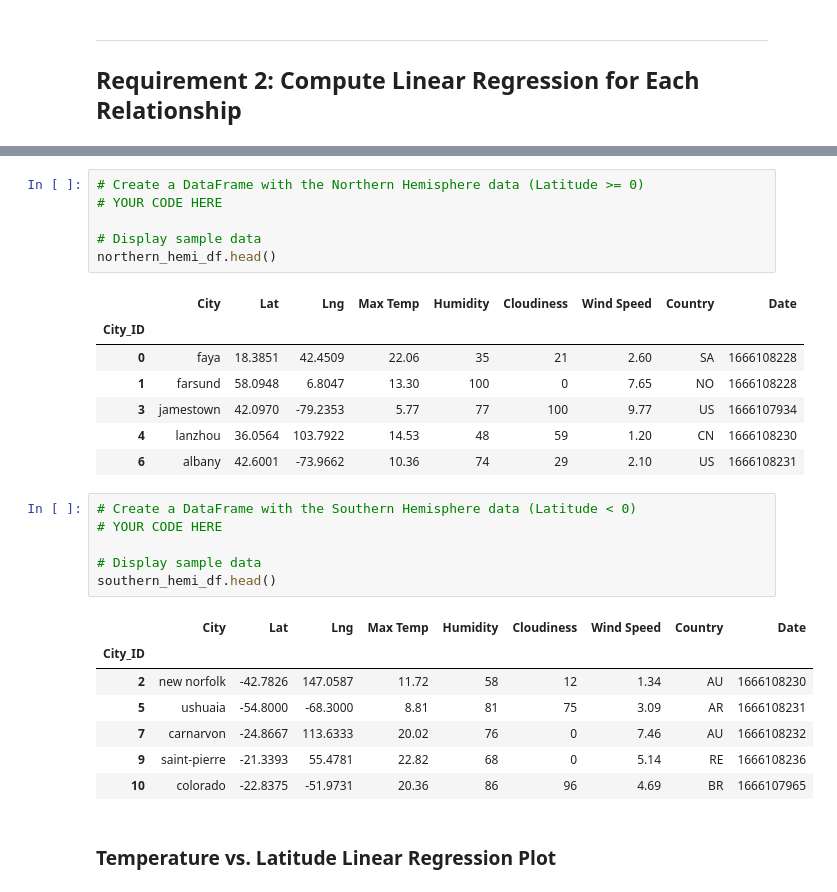
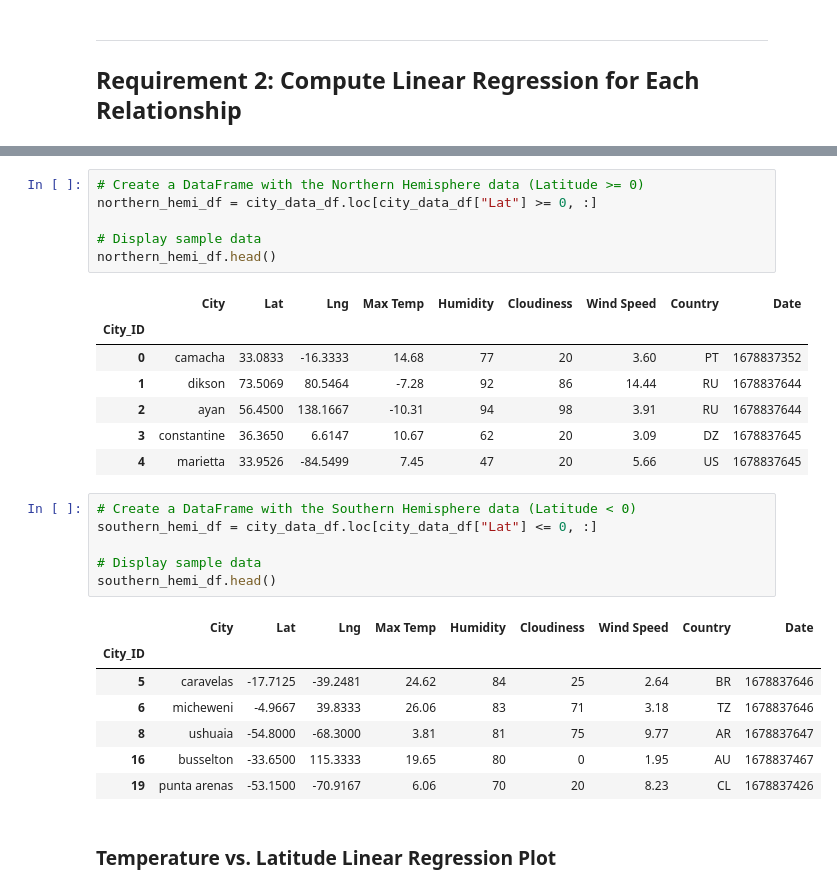
Before and after one commit to TheEvilSombrero/Module-6-Challenge, a Jupyter notebook: starter_code/WeatherPy-Copy1.ipynb, the cells around one changed output, grey strips where cells are left out. Saved outputs shown, nothing was run; the diff lists cells and outputs as text.

```diff
--- a/starter_code/WeatherPy-Copy1.ipynb
+++ b/starter_code/WeatherPy-Copy1.ipynb
@@ -281,30 +292,30 @@ plt.show()
 # %%
 # Create a DataFrame with the Northern Hemisphere data (Latitude >= 0)
-# YOUR CODE HERE
+northern_hemi_df = city_data_df.loc[city_data_df["Lat"] >= 0, :]
 
 # Display sample data
 northern_hemi_df.head()
 # %% [output]
 |  | City | Lat | Lng | Max Temp | Humidity | Cloudiness | Wind Speed | Country | Date |
 | City_ID |  |  |  |  |  |  |  |  |  |
-| 0 | faya | 18.3851 | 42.4509 | 22.06 | 35 | 21 | 2.60 | SA | 1666108228 |
-| 1 | farsund | 58.0948 | 6.8047 | 13.30 | 100 | 0 | 7.65 | NO | 1666108228 |
-| 3 | jamestown | 42.0970 | -79.2353 | 5.77 | 77 | 100 | 9.77 | US | 1666107934 |
-| 4 | lanzhou | 36.0564 | 103.7922 | 14.53 | 48 | 59 | 1.20 | CN | 1666108230 |
-| 6 | albany | 42.6001 | -73.9662 | 10.36 | 74 | 29 | 2.10 | US | 1666108231 |
+| 0 | camacha | 33.0833 | -16.3333 | 14.68 | 77 | 20 | 3.60 | PT | 1678837352 |
+| 1 | dikson | 73.5069 | 80.5464 | -7.28 | 92 | 86 | 14.44 | RU | 1678837644 |
+| 2 | ayan | 56.4500 | 138.1667 | -10.31 | 94 | 98 | 3.91 | RU | 1678837644 |
+| 3 | constantine | 36.3650 | 6.6147 | 10.67 | 62 | 20 | 3.09 | DZ | 1678837645 |
+| 4 | marietta | 33.9526 | -84.5499 | 7.45 | 47 | 20 | 5.66 | US | 1678837645 |
 # %%
 # Create a DataFrame with the Southern Hemisphere data (Latitude < 0)
-# YOUR CODE HERE
+southern_hemi_df = city_data_df.loc[city_data_df["Lat"] <= 0, :]
 
 # Display sample data
 southern_hemi_df.head()
 # %% [output]
 |  | City | Lat | Lng | Max Temp | Humidity | Cloudiness | Wind Speed | Country | Date |
 | City_ID |  |  |  |  |  |  |  |  |  |
-| 2 | new norfolk | -42.7826 | 147.0587 | 11.72 | 58 | 12 | 1.34 | AU | 1666108230 |
-| 5 | ushuaia | -54.8000 | -68.3000 | 8.81 | 81 | 75 | 3.09 | AR | 1666108231 |
-| 7 | carnarvon | -24.8667 | 113.6333 | 20.02 | 76 | 0 | 7.46 | AU | 1666108232 |
-| 9 | saint-pierre | -21.3393 | 55.4781 | 22.82 | 68 | 0 | 5.14 | RE | 1666108236 |
-| 10 | colorado | -22.8375 | -51.9731 | 20.36 | 86 | 96 | 4.69 | BR | 1666107965 |
+| 5 | caravelas | -17.7125 | -39.2481 | 24.62 | 84 | 25 | 2.64 | BR | 1678837646 |
+| 6 | micheweni | -4.9667 | 39.8333 | 26.06 | 83 | 71 | 3.18 | TZ | 1678837646 |
+| 8 | ushuaia | -54.8000 | -68.3000 | 3.81 | 81 | 75 | 9.77 | AR | 1678837647 |
+| 16 | busselton | -33.6500 | 115.3333 | 19.65 | 80 | 0 | 1.95 | AU | 1678837467 |
+| 19 | punta arenas | -53.1500 | -70.9167 | 6.06 | 70 | 20 | 8.23 | CL | 1678837426 |
 # %% [markdown]
 ###  Temperature vs. Latitude Linear Regression Plot
```
Also changed, not shown: parts of 26 cells of this notebook.
